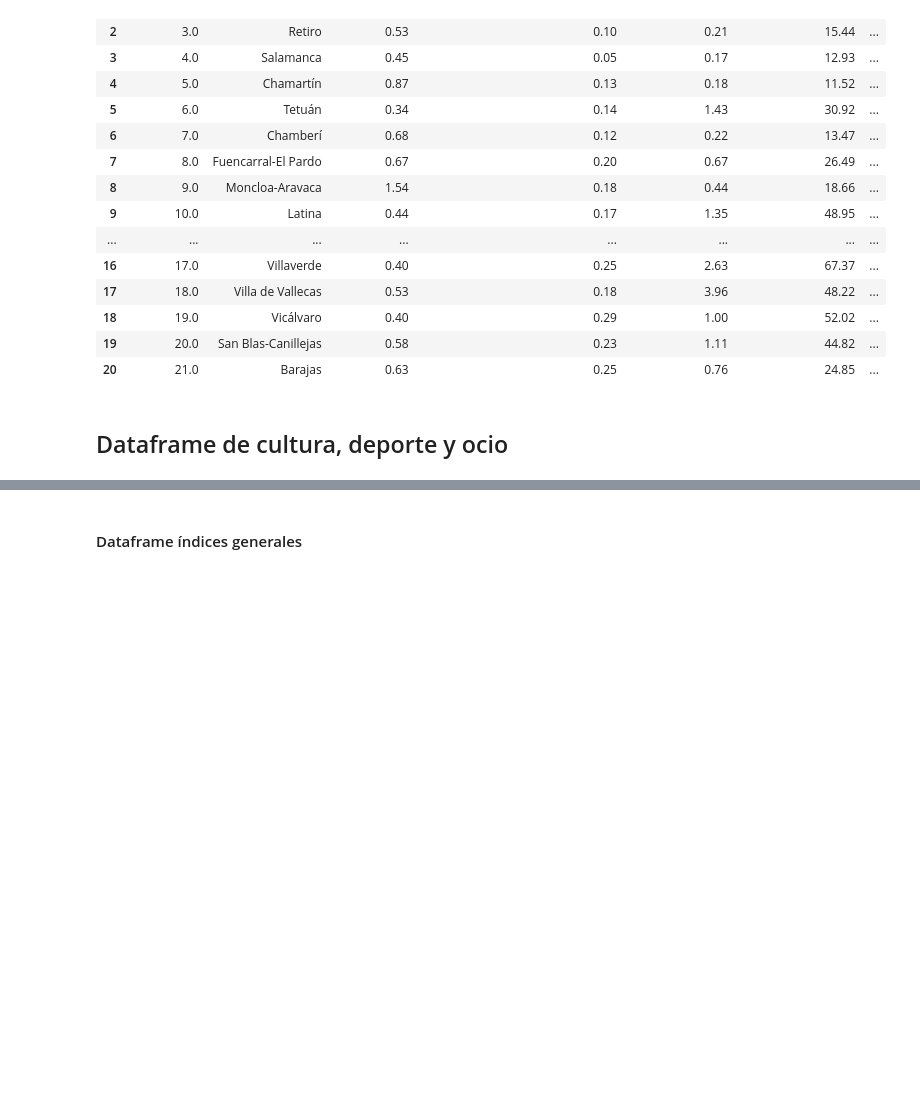
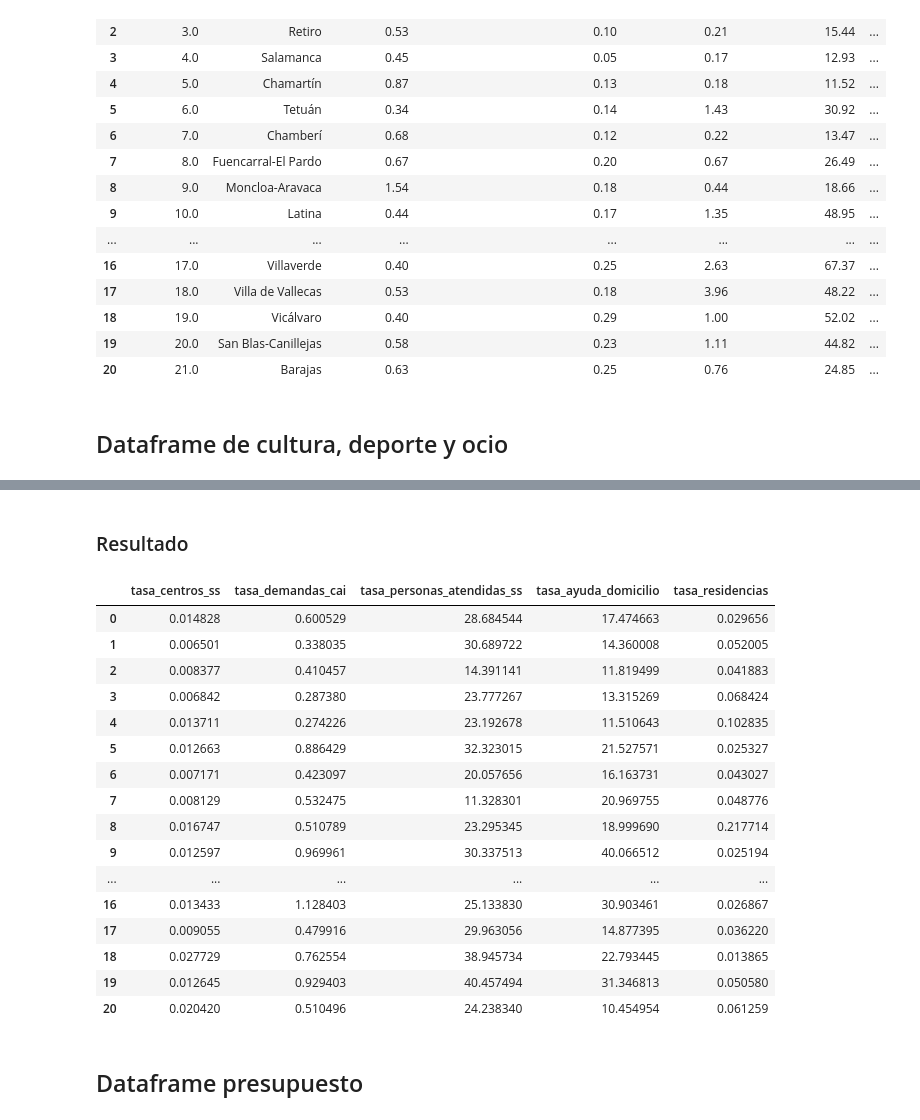
Before and after one commit to almudenaolg/Desigualdad-Distritos-Madrid, a Jupyter notebook: code/exploratory.ipynb, the cells around one changed output, grey strips where cells are left out. Drawn from its saved outputs; the diff is of its cells as text; code cells hidden in the pictures; blank space fills up the shorter version.

```diff
--- a/code/exploratory.ipynb
+++ b/code/exploratory.ipynb
@@ -728,2 +783,52 @@ df_servicios
+# %%
+#Simplificar nombres de columnas
+df_social.rename(columns={
+    'Demandas de intervención en los Centros de Atención a la Infancia (CAI)': 'demandas_cai',
+    'Personas atendidas en la Unidad de Primera Atención en Centros de Servicios Sociales': 'personas_atendidas_ss',
+    'Personas con Servicio de Ayuda a Domicilio (modalidad auxiliar de hogar)': 'personas_ayuda_domicilio'}, inplace=True)
+
+#Estandarizar el resto de columnas
+estandarizar_columnas(df_social)
+# %%
+# Tasa de demandas a Servicios Sociales por la infancia
+df_social['tasa_demandas_cai'] = (df_social['demandas_cai'] / df_social['numero_habitantes']) * 1000
+
+# Tasa de personas atendidas por los Servicios Sociales
+df_social['tasa_personas_atendidas_ss'] = (df_social['personas_atendidas_ss'] / df_social['numero_habitantes']) * 1000
+
+# Tasa de ayuda a domicilio
+df_social['tasa_ayuda_domicilio'] = (df_social['personas_ayuda_domicilio'] / df_social['numero_habitantes']) * 1000
+
+# Tasa de residencias, apartamentos y centros de día para mayores
+df_social['tasa_residencias'] = (df_social['recuento_residencias'] / df_social['numero_habitantes']) * 1000
+# %%
+# Tasa de centros de Servicios Sociales
+df_social['tasa_centros_ss'] = (df_social['centros_de_servicios_sociales'] / df_social['numero_habitantes']) * 1000
+# %%
+#Seleccionar solo las columnas relevantes
+
+df_social = df_social[['tasa_centros_ss','tasa_demandas_cai', 'tasa_personas_atendidas_ss', 'tasa_ayuda_domicilio', 'tasa_residencias']]
+# %% [markdown]
+### Resultado
+# %%
+df_social
+# %% [output]
+|  | tasa_centros_ss | tasa_demandas_cai | tasa_personas_atendidas_ss | tasa_ayuda_domicilio | tasa_residencias |
+| 0 | 0.014828 | 0.600529 | 28.684544 | 17.474663 | 0.029656 |
+| 1 | 0.006501 | 0.338035 | 30.689722 | 14.360008 | 0.052005 |
+| 2 | 0.008377 | 0.410457 | 14.391141 | 11.819499 | 0.041883 |
+| 3 | 0.006842 | 0.287380 | 23.777267 | 13.315269 | 0.068424 |
+| 4 | 0.013711 | 0.274226 | 23.192678 | 11.510643 | 0.102835 |
+| 5 | 0.012663 | 0.886429 | 32.323015 | 21.527571 | 0.025327 |
+| 6 | 0.007171 | 0.423097 | 20.057656 | 16.163731 | 0.043027 |
+| 7 | 0.008129 | 0.532475 | 11.328301 | 20.969755 | 0.048776 |
+| 8 | 0.016747 | 0.510789 | 23.295345 | 18.999690 | 0.217714 |
+| 9 | 0.012597 | 0.969961 | 30.337513 | 40.066512 | 0.025194 |
+| ... | ... | ... | ... | ... | ... |
+| 16 | 0.013433 | 1.128403 | 25.133830 | 30.903461 | 0.026867 |
+| 17 | 0.009055 | 0.479916 | 29.963056 | 14.877395 | 0.036220 |
+| 18 | 0.027729 | 0.762554 | 38.945734 | 22.793445 | 0.013865 |
+| 19 | 0.012645 | 0.929403 | 40.457494 | 31.346813 | 0.050580 |
+| 20 | 0.020420 | 0.510496 | 24.238340 | 10.454954 | 0.061259 |
 # %% [markdown]
-#### Dataframe índices generales
+## Dataframe presupuesto
```
Also changed, not shown: parts of 20 cells of this notebook, 22 other files.
